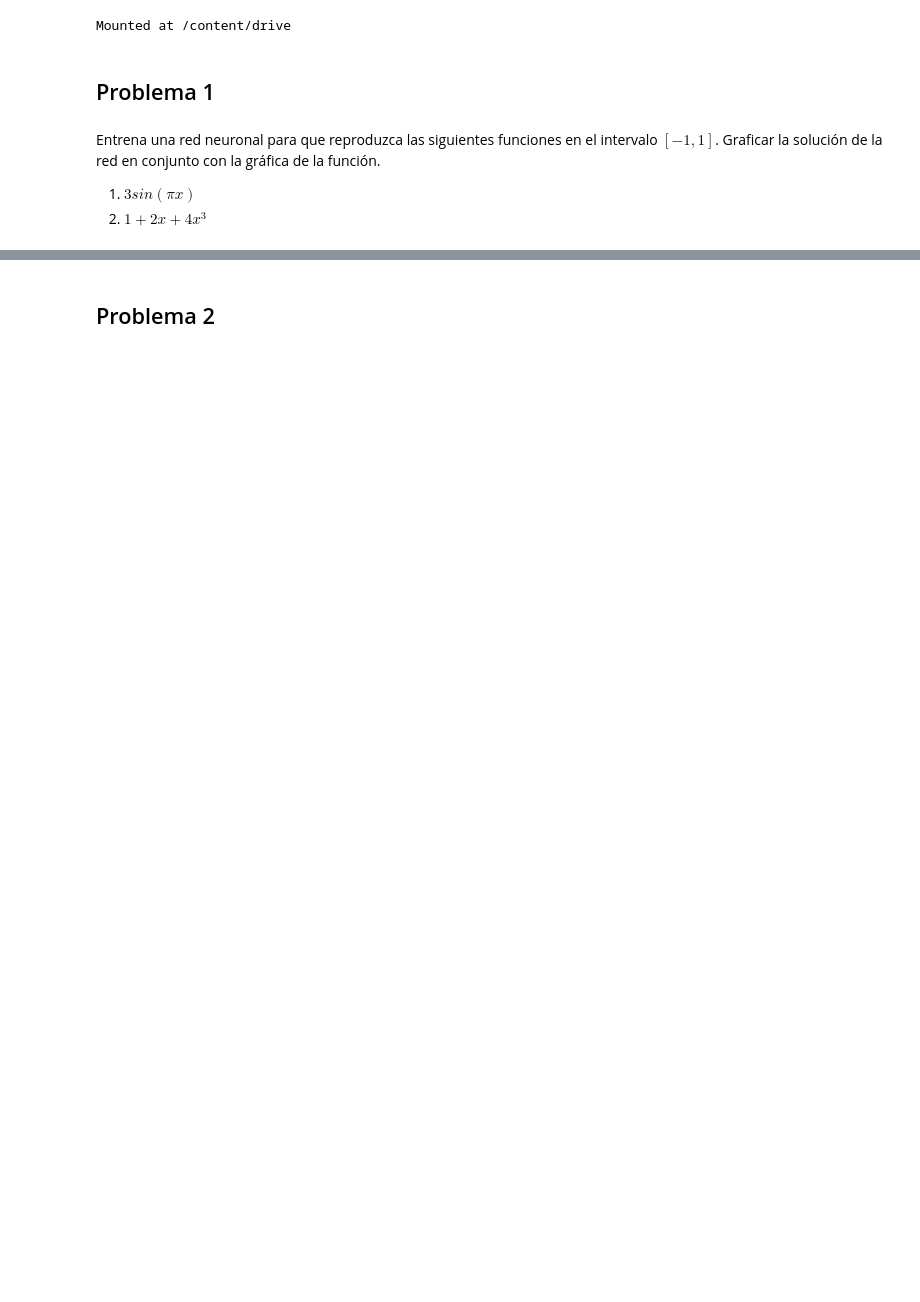
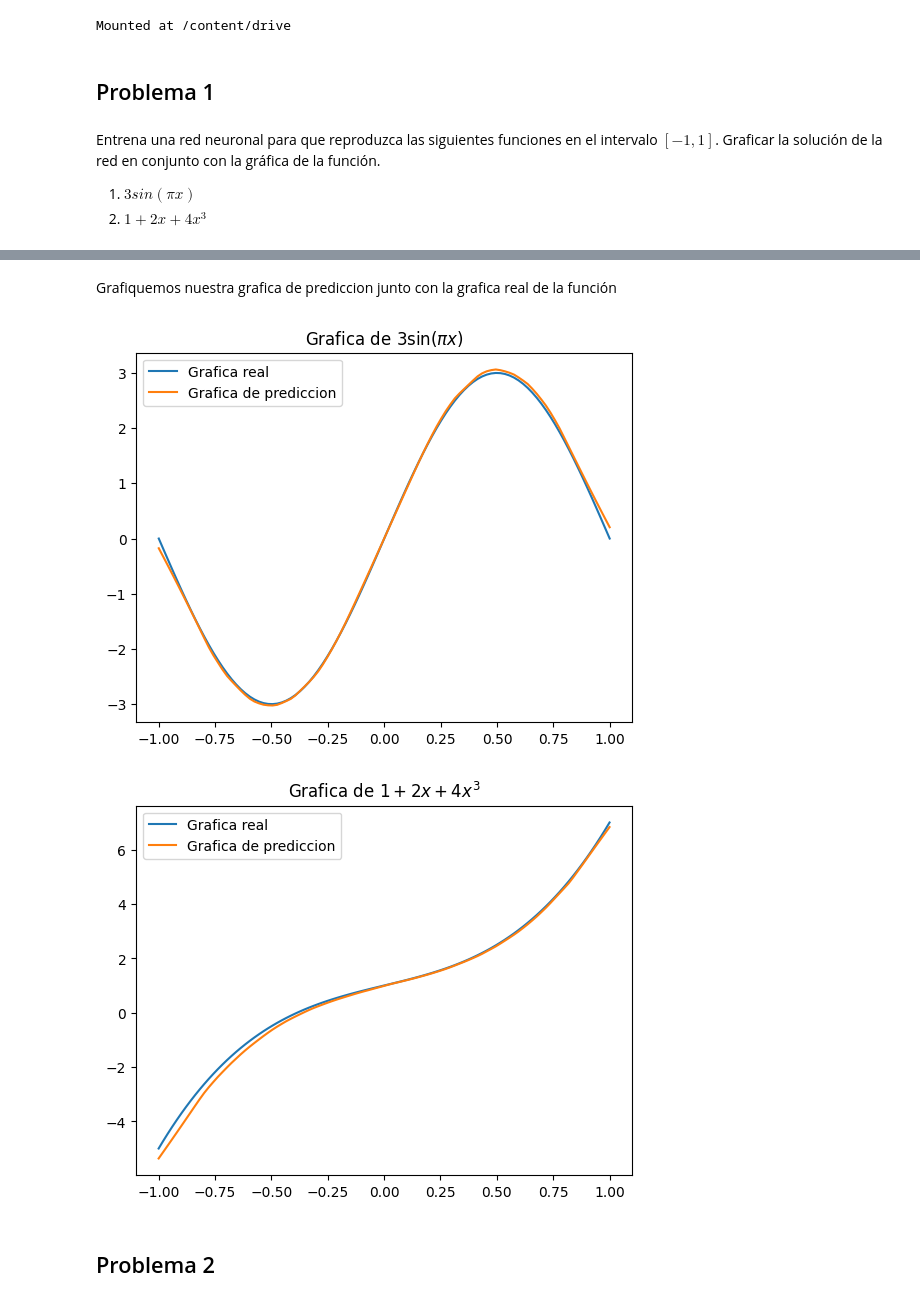
Before and after one commit to HugoMagos0725/Analisis_de_datos, a Jupyter notebook: Tarea_4_Redes_Neuronales.ipynb, the cells around one changed output, grey strips where cells are left out. Cells and saved outputs as stored; diff of their text form; code cells hidden in the pictures; blank space fills up the shorter version.

```diff
--- a/Tarea_4_Redes_Neuronales.ipynb
+++ b/Tarea_4_Redes_Neuronales.ipynb
@@ -58,10 +67,10 @@ Entrena una red neuronal para que reproduzca las siguientes funciones en el inte
 # %%
-#model_s.compile(optimizer='RMSprop',
-#              loss = 'mean_squared_error')
+model_s.compile(optimizer='RMSprop',
+              loss = 'mean_squared_error')
 
-#historial=model_s.fit(x, y_sen,epochs=1000,verbose=False)
+historial=model_s.fit(x, y_sen,epochs=1000,verbose=False)
 # %%
-#model_p.compile(optimizer='RMSprop',
-#              loss = 'mean_squared_error')
+model_p.compile(optimizer='RMSprop',
+              loss = 'mean_squared_error')
 
-#historial=model_p.fit(x, y_poli,epochs=1000,verbose=False)
+historial=model_p.fit(x, y_poli,epochs=1000,verbose=False)
@@ -68,3 +79,3 @@ Entrena una red neuronal para que reproduzca las siguientes funciones en el inte
 # %%
-#y_pred_sen=model_s.predict([x])
-#y_pred_poli=model_p.predict([x])
+y_pred_sen=model_s.predict([x])
+y_pred_poli=model_p.predict([x])
@@ -71,17 +85,22 @@ Entrena una red neuronal para que reproduzca las siguientes funciones en el inte
+# %% [markdown]
+Grafiquemos nuestra grafica de prediccion junto con la grafica real de la función
 # %%
-#plt.title(r'Grafica de $3\sin(\pi x)$')
-#plt.plot(x,y_sen)
-#plt.plot(x,y_pred_sen)
-#plt.legend(['Grafica real','Grafica de prediccion'])
+plt.title(r'Grafica de $3\sin(\pi x)$')
+plt.plot(x,y_sen)
+plt.plot(x,y_pred_sen)
+plt.legend(['Grafica real','Grafica de prediccion'])
 
-#plt.show()
-#plt.title(r'Grafica de $1+2x+4x^3$')
-#plt.plot(x,y_poli)
-#plt.plot(x,y_pred_poli)
-#plt.legend(['Grafica real','Grafica de prediccion'])
+plt.show()
+plt.title(r'Grafica de $1+2x+4x^3$')
+plt.plot(x,y_poli)
+plt.plot(x,y_pred_poli)
+plt.legend(['Grafica real','Grafica de prediccion'])
 
-#del model_p
-#del model_s
+del model_p
+del model_s
+# %% [output]
+[figure, added]
+[figure, added]
 # %% [markdown]
 ## Problema 2
 # %% [markdown]
```
Also changed, not shown: parts of 32 cells of this notebook.
